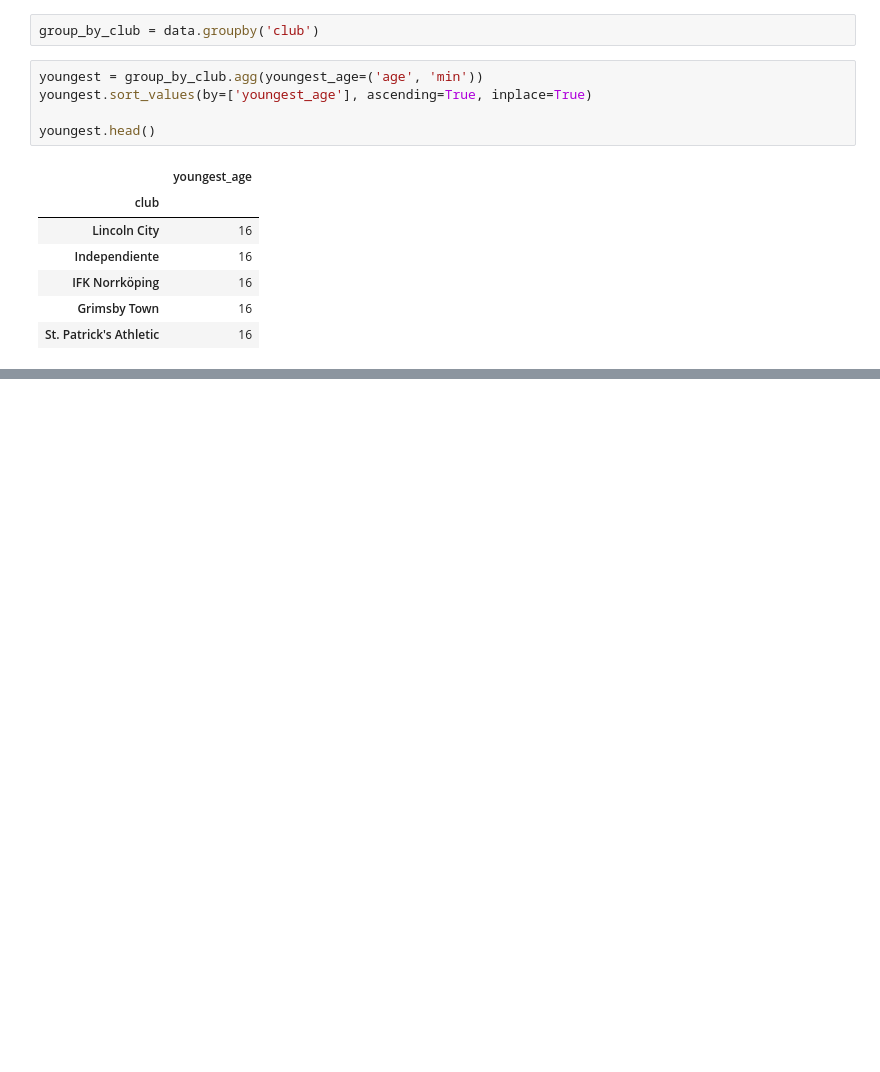
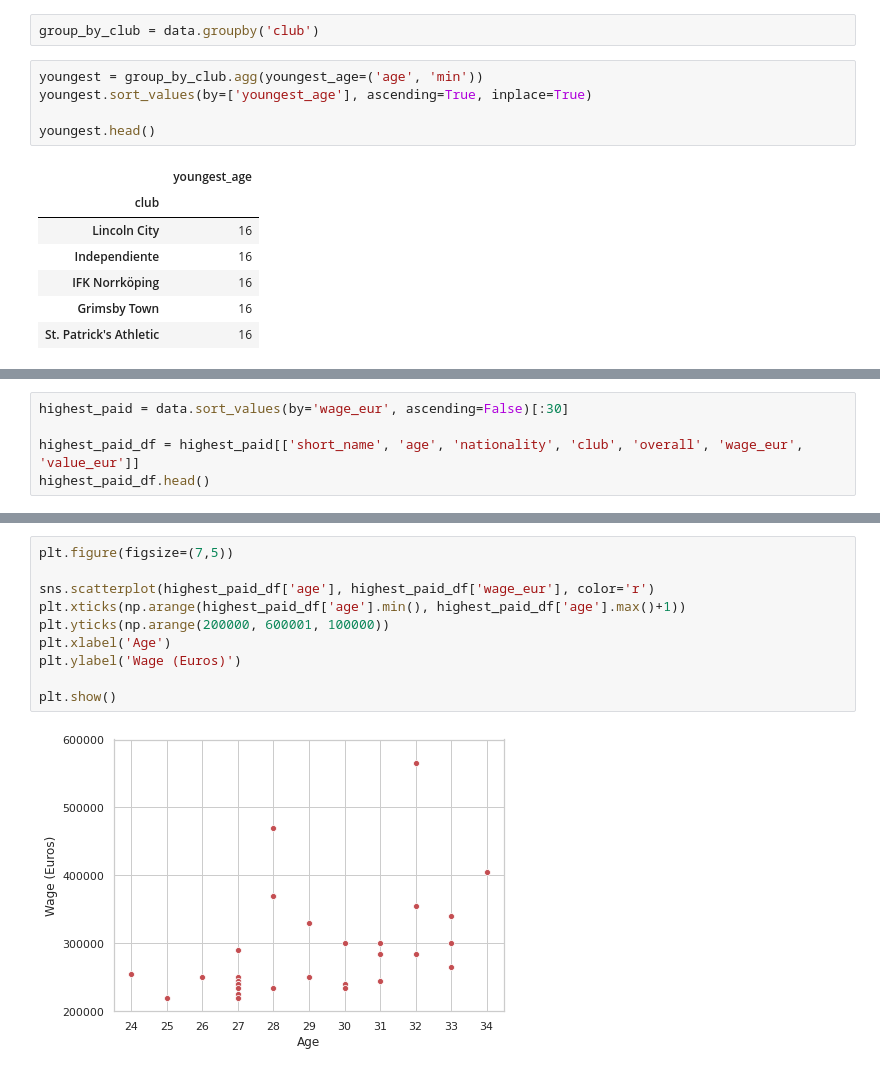
Before and after one commit to shielamms/AI-and-Data-Analysis, a Jupyter notebook: Finding_My_FIFA_Dream_Team.ipynb, the cells around one changed output, grey strips where cells are left out. Cells and saved outputs as stored; diff of their text form; blank space fills up the shorter version.

```diff
--- a/Finding_My_FIFA_Dream_Team.ipynb
+++ b/Finding_My_FIFA_Dream_Team.ipynb
@@ -304,0 +351,5 @@ Oldest players by club
+# %%
+highest_paid = data.sort_values(by='wage_eur', ascending=False)[:30]
+
+highest_paid_df = highest_paid[['short_name', 'age', 'nationality', 'club', 'overall', 'wage_eur', 'value_eur']]
+highest_paid_df.head()
@@ -304,0 +363,12 @@ Oldest players by club
+# %%
+plt.figure(figsize=(7,5))
+
+sns.scatterplot(highest_paid_df['age'], highest_paid_df['wage_eur'], color='r')
+plt.xticks(np.arange(highest_paid_df['age'].min(), highest_paid_df['age'].max()+1))
+plt.yticks(np.arange(200000, 600001, 100000))
+plt.xlabel('Age')
+plt.ylabel('Wage (Euros)')
+
+plt.show()
+# %% [output]
+[figure, added]
```
Also changed, not shown: parts of 13 cells of this notebook.
